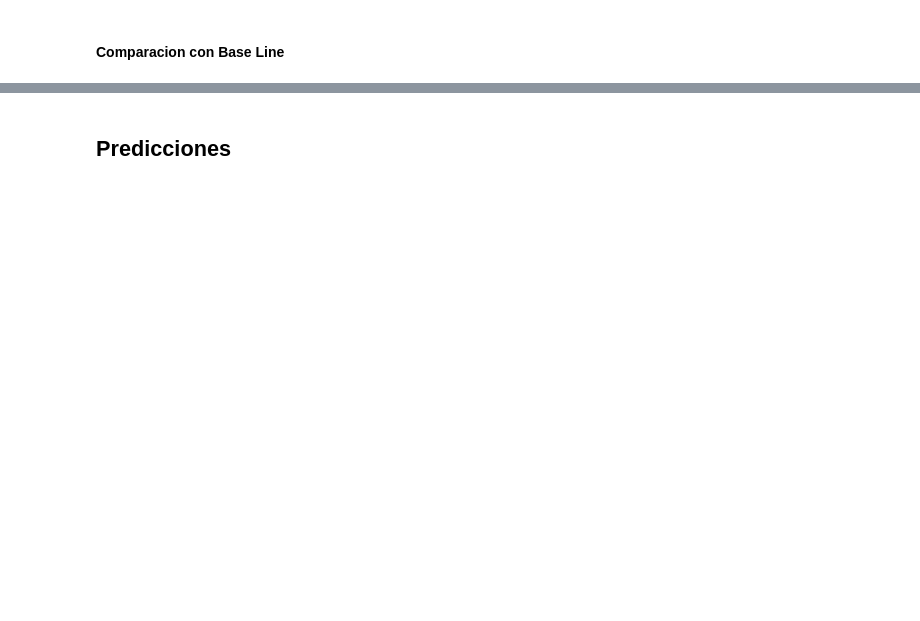
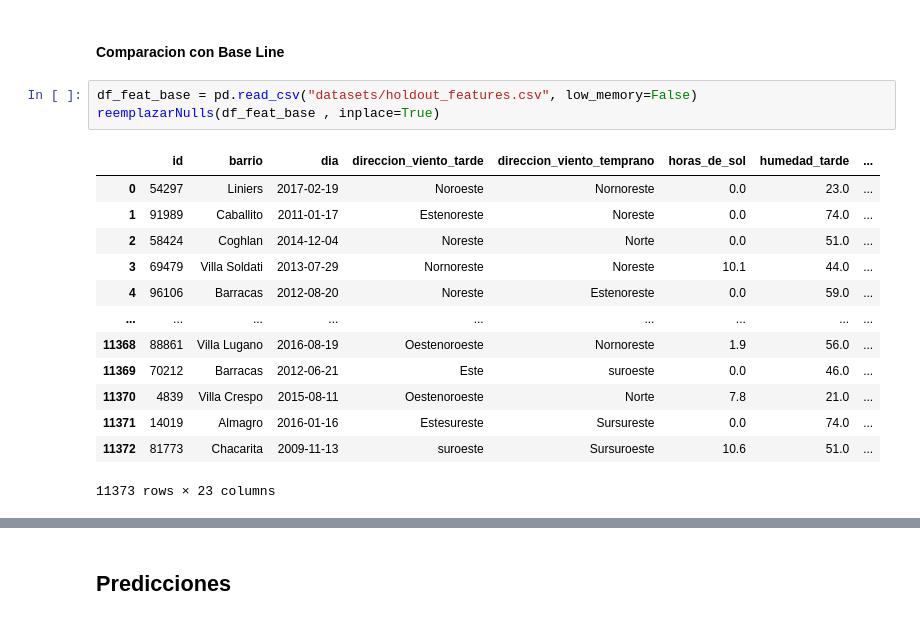
Before and after one commit to NicolasEzequielZulaicaRivera/OD_TPS, a Jupyter notebook: TP2/entrega.ipynb, the cells around one changed output, grey strips where cells are left out. Drawn from its saved outputs; the diff is of its cells as text; blank space fills up the shorter version.

```diff
--- a/TP2/entrega.ipynb
+++ b/TP2/entrega.ipynb
@@ -130,2 +155,19 @@ df
 # %% [markdown]
 #### Comparacion con Base Line
+# %%
+df_feat_base = pd.read_csv("datasets/holdout_features.csv", low_memory=False)
+reemplazarNulls(df_feat_base , inplace=True)
+# %% [output]
+|  | id | barrio | dia | direccion_viento_tarde | direccion_viento_temprano | horas_de_sol | humedad_tarde | ... |
+| 0 | 54297 | Liniers | 2017-02-19 | Noroeste | Nornoreste | 0.0 | 23.0 | ... |
+| 1 | 91989 | Caballito | 2011-01-17 | Estenoreste | Noreste | 0.0 | 74.0 | ... |
+| 2 | 58424 | Coghlan | 2014-12-04 | Noreste | Norte | 0.0 | 51.0 | ... |
+| 3 | 69479 | Villa Soldati | 2013-07-29 | Nornoreste | Noreste | 10.1 | 44.0 | ... |
+| 4 | 96106 | Barracas | 2012-08-20 | Noreste | Estenoreste | 0.0 | 59.0 | ... |
+| ... | ... | ... | ... | ... | ... | ... | ... | ... |
+| 11368 | 88861 | Villa Lugano | 2016-08-19 | Oestenoroeste | Nornoreste | 1.9 | 56.0 | ... |
+| 11369 | 70212 | Barracas | 2012-06-21 | Este | suroeste | 0.0 | 46.0 | ... |
+| 11370 | 4839 | Villa Crespo | 2015-08-11 | Oestenoroeste | Norte | 7.8 | 21.0 | ... |
+| 11371 | 14019 | Almagro | 2016-01-16 | Estesureste | Sursureste | 0.0 | 74.0 | ... |
+| 11372 | 81773 | Chacarita | 2009-11-13 | suroeste | Sursuroeste | 10.6 | 51.0 | ... |
+11373 rows × 23 columns
```
Also changed, not shown: parts of 17 cells of this notebook, 12 other files.
